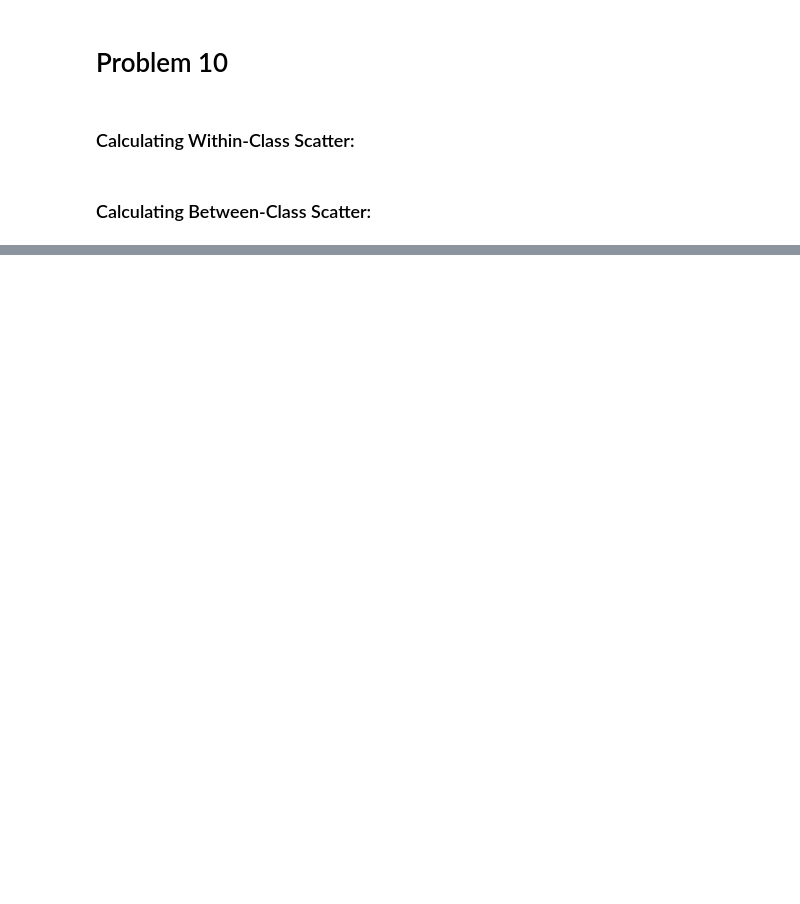
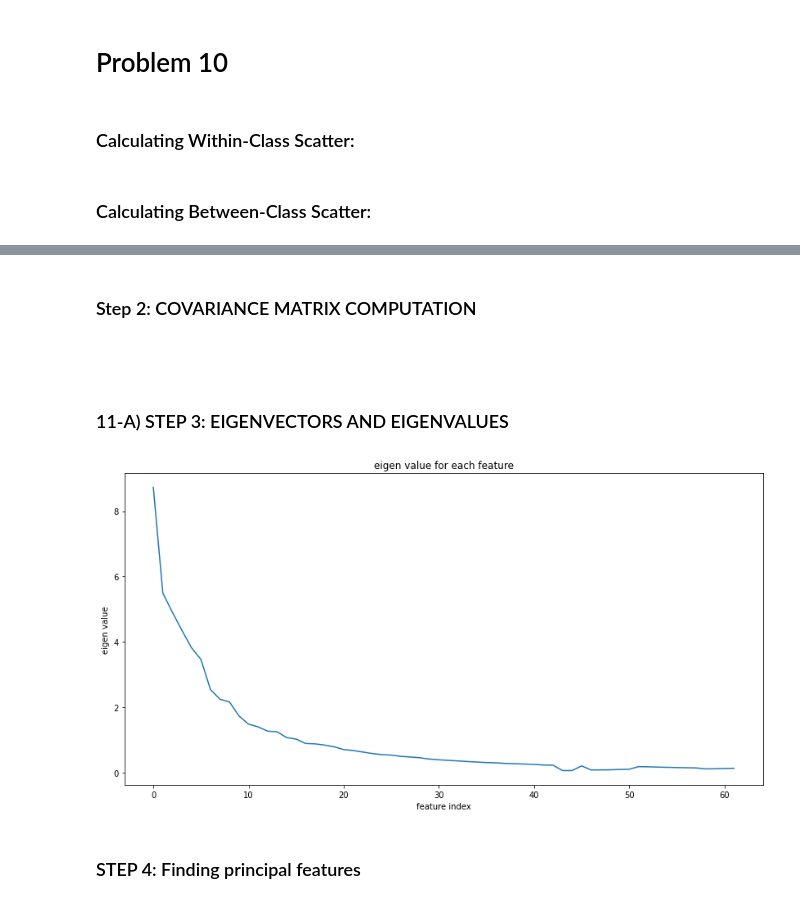
Before and after one commit to codamin/Machine-Learning-Course-Assignments, a Jupyter notebook: hw4/codes.ipynb, the cells around one changed output, grey strips where cells are left out. Drawn from its saved outputs; the diff is of its cells as text; code cells hidden in the pictures; blank space fills up the shorter version.

```diff
--- a/hw4/codes.ipynb
+++ b/hw4/codes.ipynb
@@ -181,0 +211,5 @@ nbc.score(X_lda.real, y_train)
+# %%
+X_train = train_data.copy()
+X_test = test_data.copy()
+y_train = train_labels.copy()
+y_test = test_labels.copy()
@@ -181,0 +218,24 @@ nbc.score(X_lda.real, y_train)
+# %%
+scaler = StandardScaler()
+X_train = scaler.fit_transform(X_train)
+X_test = scaler.transform(X_test)
+# %% [markdown]
+### Step 2: COVARIANCE MATRIX COMPUTATION
+# %%
+cov = np.cov(X_train.T, ddof=0)
+# %% [markdown]
+###
+# %% [markdown]
+### 11-A) STEP 3: EIGENVECTORS AND EIGENVALUES
+# %%
+eig_vals, eig_vecs = eig(cov)
+# %%
+plt.figure(figsize=(14,7))
+plt.plot(eig_vals);
+plt.xlabel('feature index');
+plt.ylabel('eigen value');
+plt.title('eigen value for each feature');
+# %% [output]
+[figure, added]
+# %% [markdown]
+### STEP 4: Finding principal features
```
Also changed, not shown: parts of 32 cells of this notebook, 1 other file.
